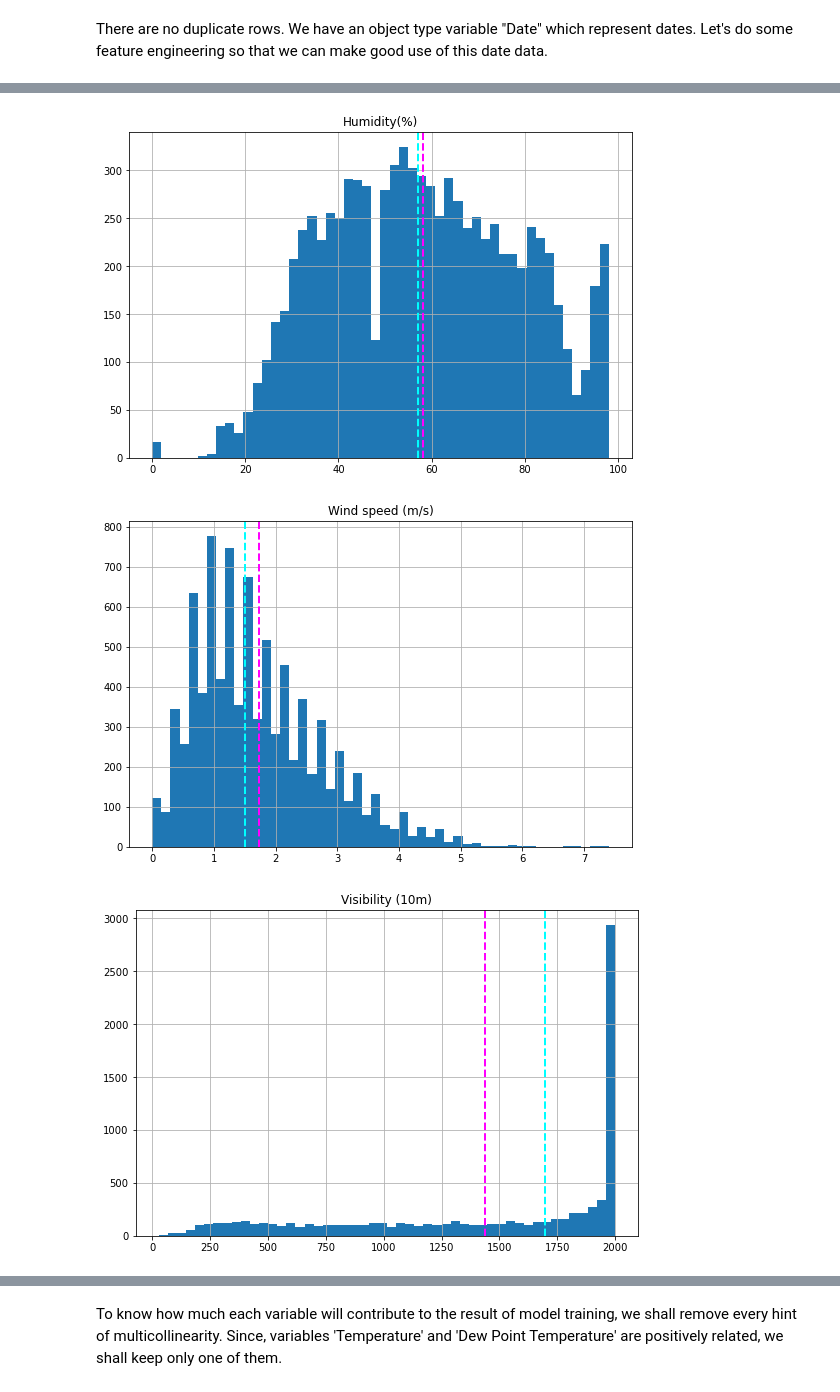
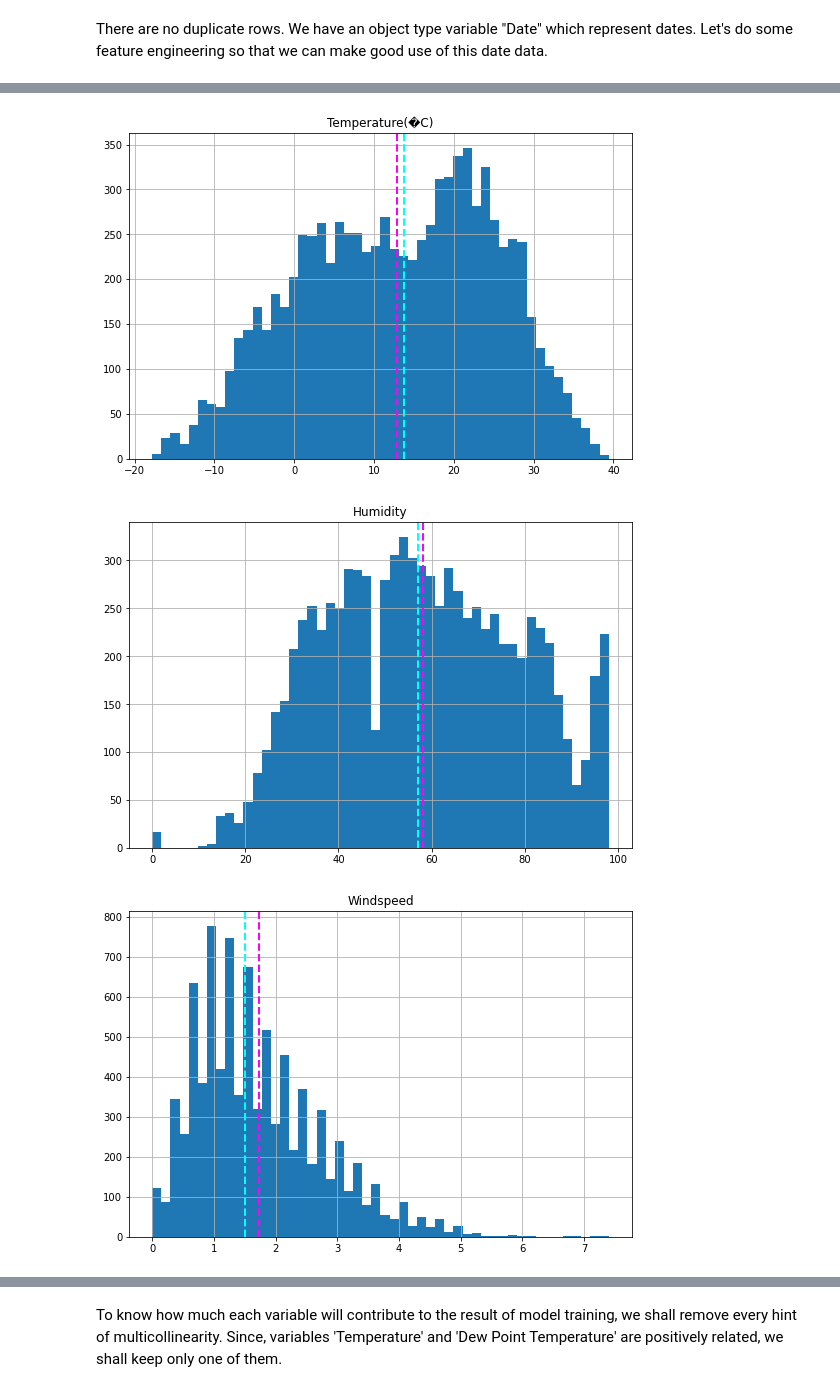
Before and after one commit to ankitrai777/Bike-Sharing-Demand-Prediction-, a Jupyter notebook: Bike Sharing Demand Prediction - Capstone Project.ipynb, the cells around one changed output, grey strips where cells are left out. Drawn from its saved outputs; the diff is of its cells as text; code cells hidden in the pictures.

Commit message:
Add files via upload
Second Commit- Bike Sharing Demand prediction

```diff
--- a/Bike Sharing Demand Prediction - Capstone Project.ipynb
+++ b/Bike Sharing Demand Prediction - Capstone Project.ipynb
@@ -121,0 +125,2 @@ df.describe()
+# %%
+df.rename({"Temperature(°C)":"Temp","Humidity(%)":"Humidity","Wind speed (m/s)":"Windspeed","Solar Radiation (MJ/m2)":"Solar Radiation", "Rainfall(mm)":"Rainfall","Snowfall (cm)":"Snowfall","Visibility (10m)":"Visibility"},axis=1,inplace=True)
@@ -149,5 +175,6 @@ print(pd.to_datetime(df['Date']).dt.day.unique())
 # Extracting Weekdays/Weekends from Date Column
 df['Date'] = pd.to_datetime(df['Date'])
 df['month'] = df['Date'].apply(lambda x : x.month)
-df['day_of_week'] = df['Date'].dt.day_name()
-df['weekday_weekend']= df['day_of_week'].apply(lambda x : 1 if x == 'Saturday' or x == 'Sunday' else 0)
+df['day'] = df['Date'].dt.day_name()
+df['weekend']= df['day'].apply(lambda x : 1 if x == 'Saturday' or x == 'Sunday' else 0)
+df.head()
@@ -154,3 +196,5 @@ df['weekday_weekend']= df['day_of_week'].apply(lambda x : 1 if x == 'Saturday' o
+# %%
+df = df.drop(['Functioning Day'], axis=1)
 # %%
 df.head()
 # %% [output]
@@ -185,4 +206,0 @@ We have extracted months,type of day and weekdays from the Date Column , which w
-# %%
-# Let's drop 'Date' column
-df = df.drop(['Date'],axis=1)
-df = df.drop(['day_of_week'],axis =1)
@@ -212,7 +219,15 @@ num_feature = num_feature.loc[:, num_feature.columns != 'Hour',]
 # %%
-# Plotting Count of each variable
+# Plotting distribution of each numerical variable based on their counts
 
-for col in num_feature:
+''' Seperating numerical feature'''
+
+num_df = df[['Rented Bike Count','Hour', 'Temperature(�C)', 'Humidity', 'Windspeed',
+       'Visibility', 'Dew point temperature(�C)', 'Solar Radiation',
+       'Rainfall', 'Snowfall']]
+
+''' Displaying '''
+
+for col in num_df:
     fig = plt.figure(figsize=(9, 6))
     ax = fig.gca()
     feature = df[col]
@@ -227,3 +242,3 @@ plt.show()
-[figure, old version]
+[figure, new version]
-[figure, old version]
+[figure, new version]
-[figure, old version]
+[figure, new version]
```
Also changed, not shown: parts of 73 cells of this notebook.
